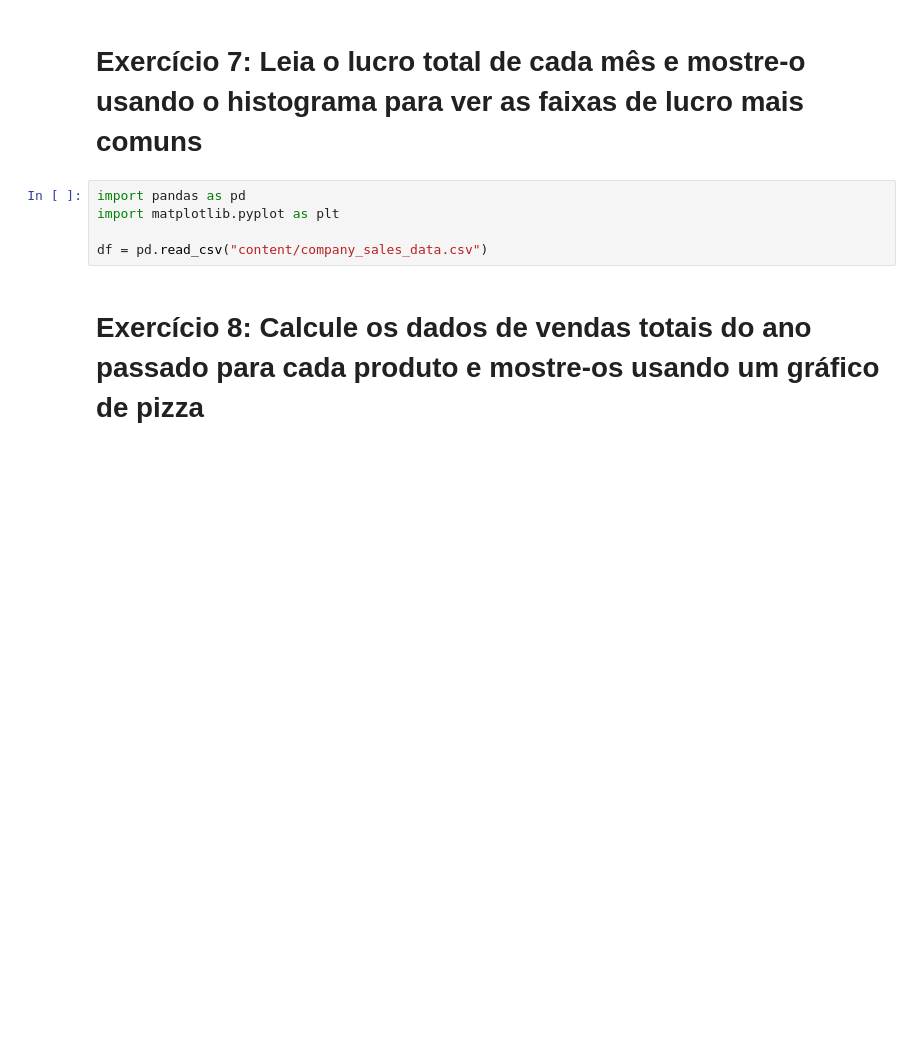
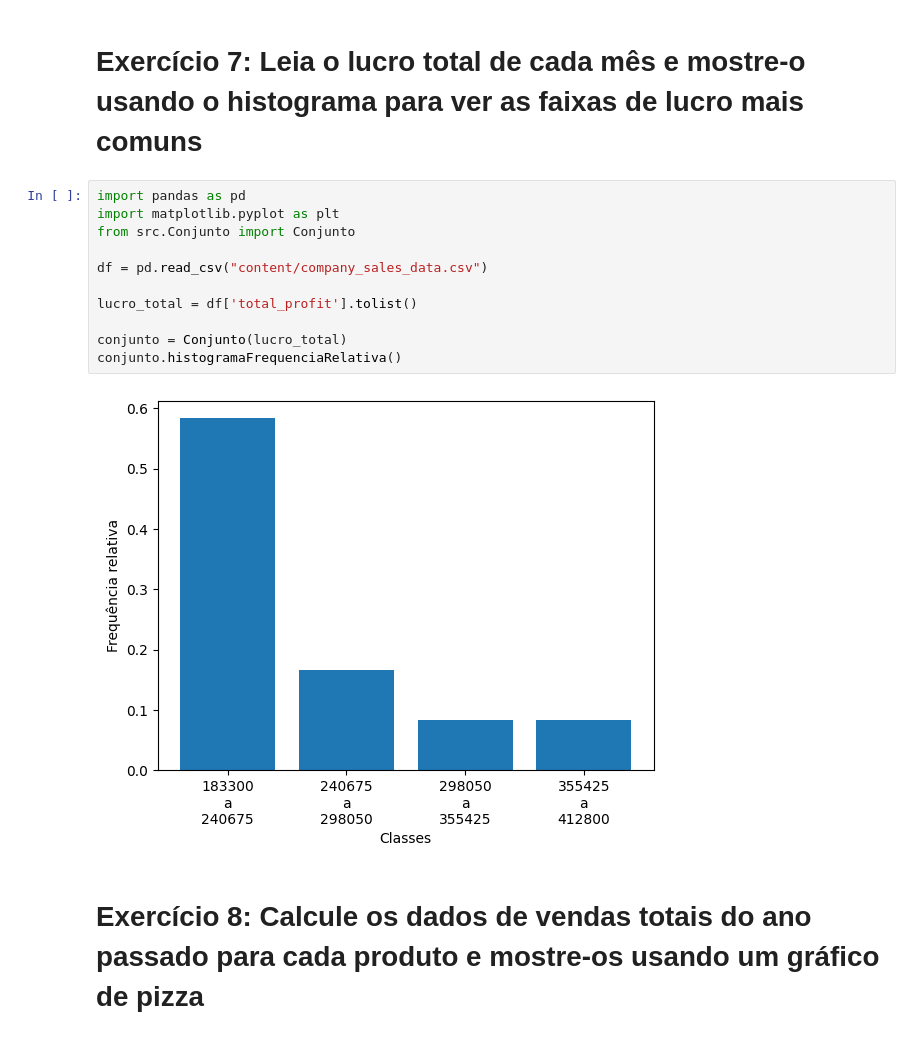
Before and after one commit to GianlucaStarke/introducao_ciencia_dados, a Jupyter notebook: Aula_03/plotanto_graficos/Matplotlib_Exercicio_Proposto.ipynb, the cells around one changed output. Drawn from its saved outputs; the diff is of its cells as text; blank space fills up the shorter version.

```diff
--- a/Aula_03/plotanto_graficos/Matplotlib_Exercicio_Proposto.ipynb
+++ b/Aula_03/plotanto_graficos/Matplotlib_Exercicio_Proposto.ipynb
@@ -165,7 +165,15 @@ plt.show()
 # %%
 import pandas as pd
 import matplotlib.pyplot as plt
+from src.Conjunto import Conjunto
 
 df = pd.read_csv("content/company_sales_data.csv")
+
+lucro_total = df['total_profit'].tolist()
+
+conjunto = Conjunto(lucro_total)
+conjunto.histogramaFrequenciaRelativa()
+# %% [output]
+[figure, added]
 # %% [markdown]
 # **Exercício 8: Calcule os dados de vendas totais do ano passado para cada produto e mostre-os usando um gráfico de pizza**
```
Also changed, not shown: parts of 5 cells of this notebook, 1 other file.
